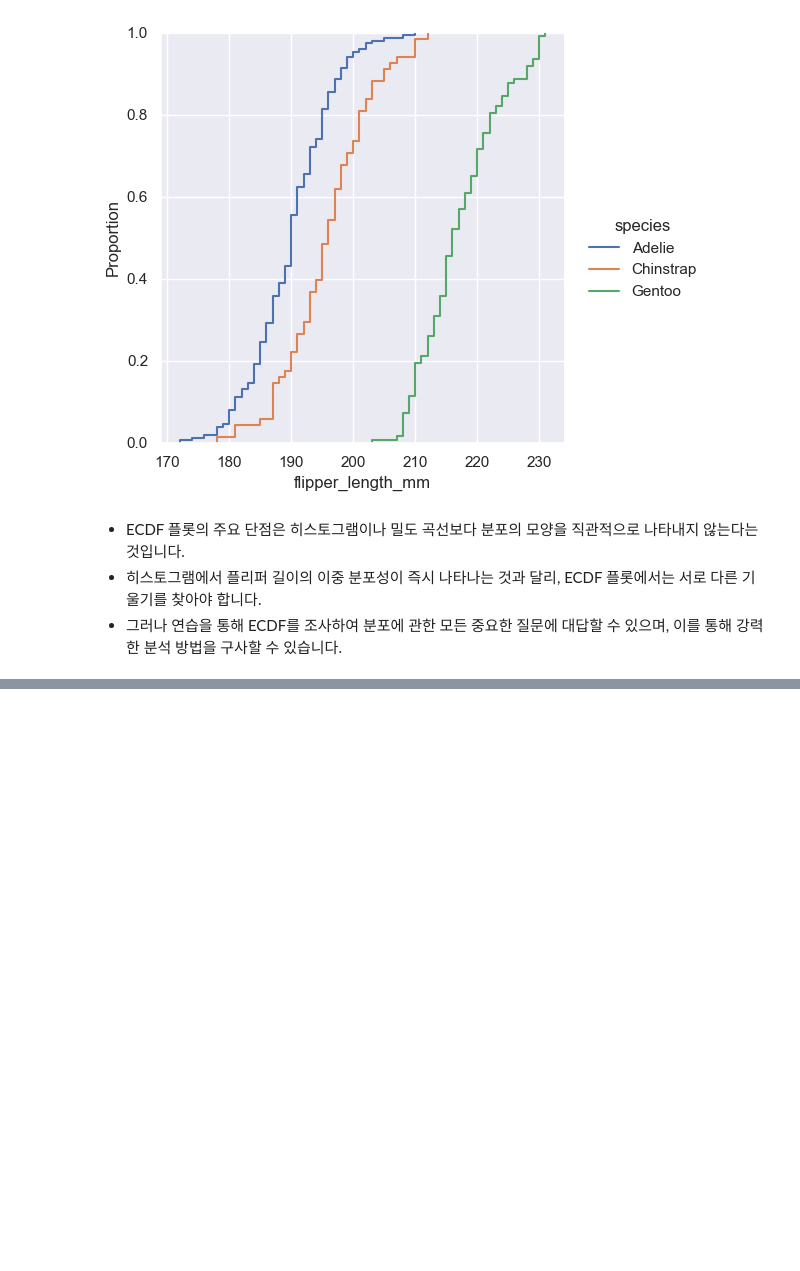
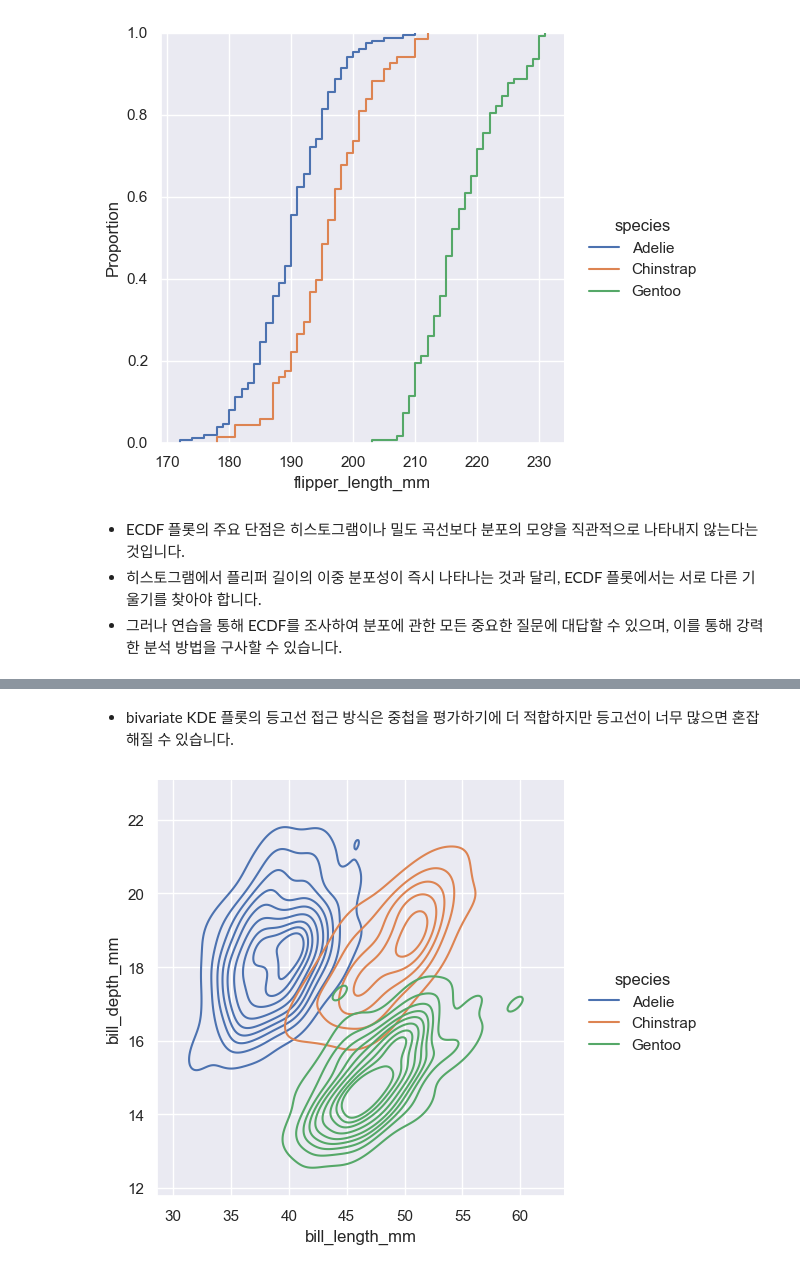
Before and after one commit to kinghy00/Seaborn-Tutorial, a Jupyter notebook: Visualizing_distributions_of_data.ipynb, the cells around one changed output, grey strips where cells are left out. Saved outputs shown, nothing was run; the diff lists cells and outputs as text; code cells hidden in the pictures; blank space fills up the shorter version.

```diff
--- a/Visualizing_distributions_of_data.ipynb
+++ b/Visualizing_distributions_of_data.ipynb
@@ -291,0 +315,6 @@ sns.displot(penguins, x="flipper_length_mm", hue="species", kind="ecdf");
+# %% [markdown]
+- bivariate KDE 플롯의 등고선 접근 방식은 중첩을 평가하기에 더 적합하지만 등고선이 너무 많으면 혼잡해질 수 있습니다.
+# %%
+sns.displot(penguins, x="bill_length_mm", y="bill_depth_mm", hue="species", kind="kde");
+# %% [output]
+[figure, added]
```
Also changed, not shown: parts of 19 cells of this notebook.
